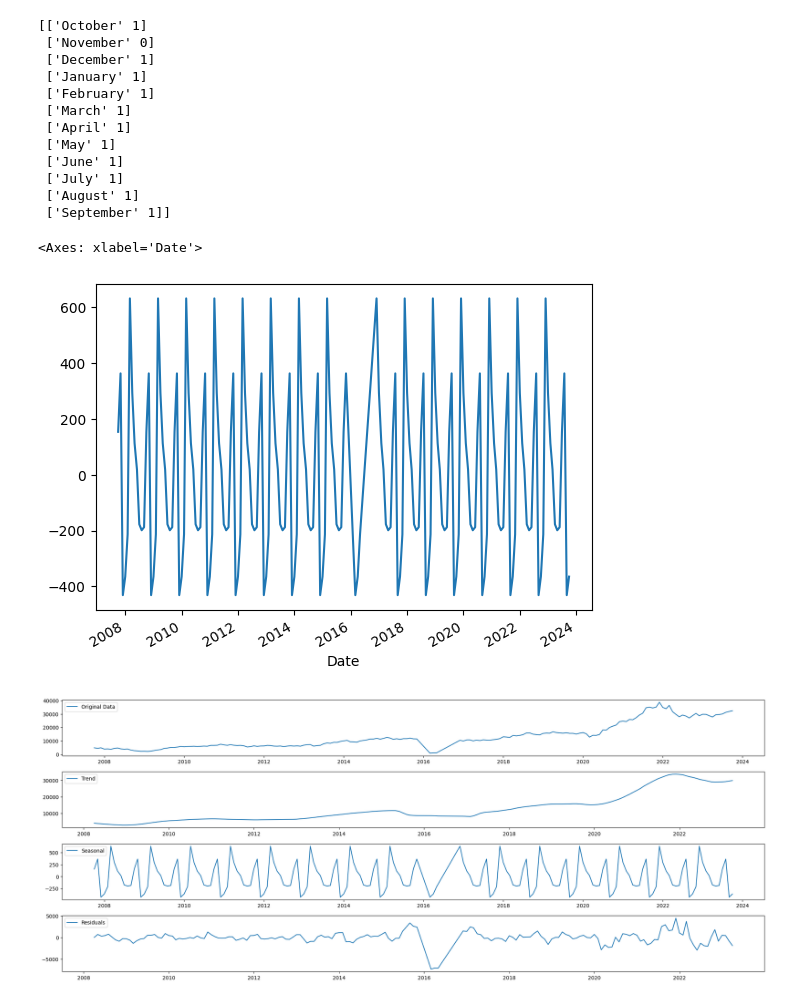
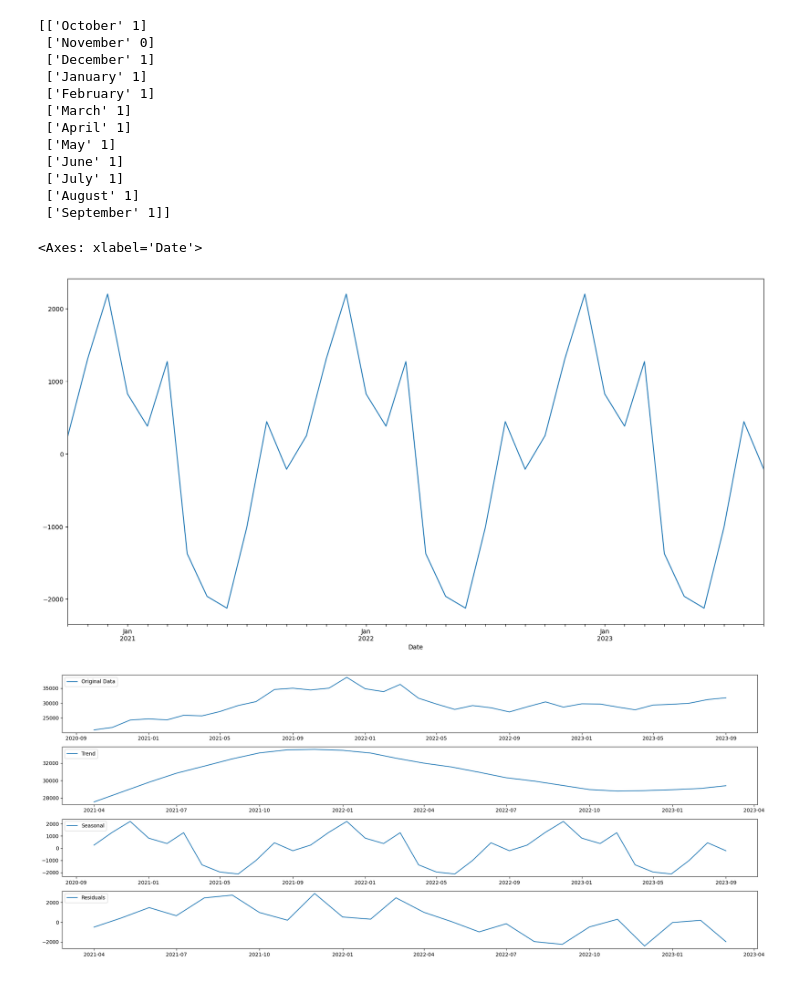
Before and after one commit to glen-s-abraham/quants-and-algorithmic-trading, a Jupyter notebook: analysis/sectorial_time_period_classification.ipynb, the cells around one changed output. Cells and saved outputs as stored; diff of their text form; code cells hidden in the pictures.

Commit message:
few period change updates

```diff
--- a/analysis/sectorial_time_period_classification.ipynb
+++ b/analysis/sectorial_time_period_classification.ipynb
@@ -6,7 +6,9 @@ import numpy as np
 from datetime import datetime
 # %%
 index = '^CNXIT'
-index_data = yf.download(index,period='max',interval='1mo')
+start = '2020-10-01'
+end = '2023-10-01'
+index_data = yf.download(index,start=start,end=end,interval='1mo')
 # %% [output]
 [*********************100%***********************]  1 of 1 completed
 # %%
@@ -102,14 +104,16 @@ print(np.concatenate((mo_order.reshape(len(mo_order),1), pred.reshape(len(pred),
 # %%
 from statsmodels.tsa.seasonal import seasonal_decompose
 import matplotlib.pyplot as plt
 
 # Perform seasonal decomposition
 decomposition = seasonal_decompose(index_data['Close'], model='additive', period=12)
 # 'model' can be 'additive' or 'multiplicative', depending on your data
-decomposition.seasonal.plot()
+x_ticks = pd.date_range(start=start, end=end, freq='M')
+plt.xticks(x_ticks, rotation=45)
+decomposition.seasonal.plot(figsize=(20,10),xticks=x_ticks)
 # %% [output]
 <Axes: xlabel='Date'>
-[figure, old version]
+[figure, new version]
 # %%
 
 # Plot the decomposed components
@@ -129,4 +133,4 @@ plt.legend(loc='upper left')
 plt.tight_layout()
 plt.show()
 # %% [output]
-[figure, old version]
+[figure, new version]
```
Also changed, not shown: 1 other file.
